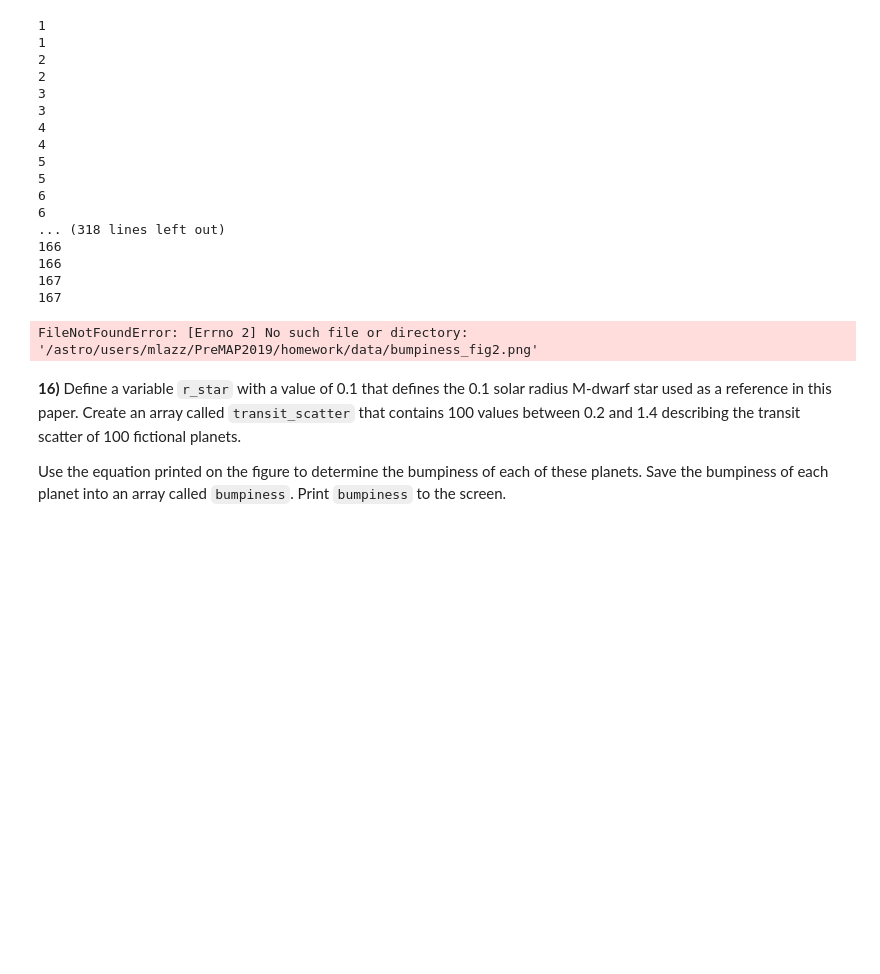
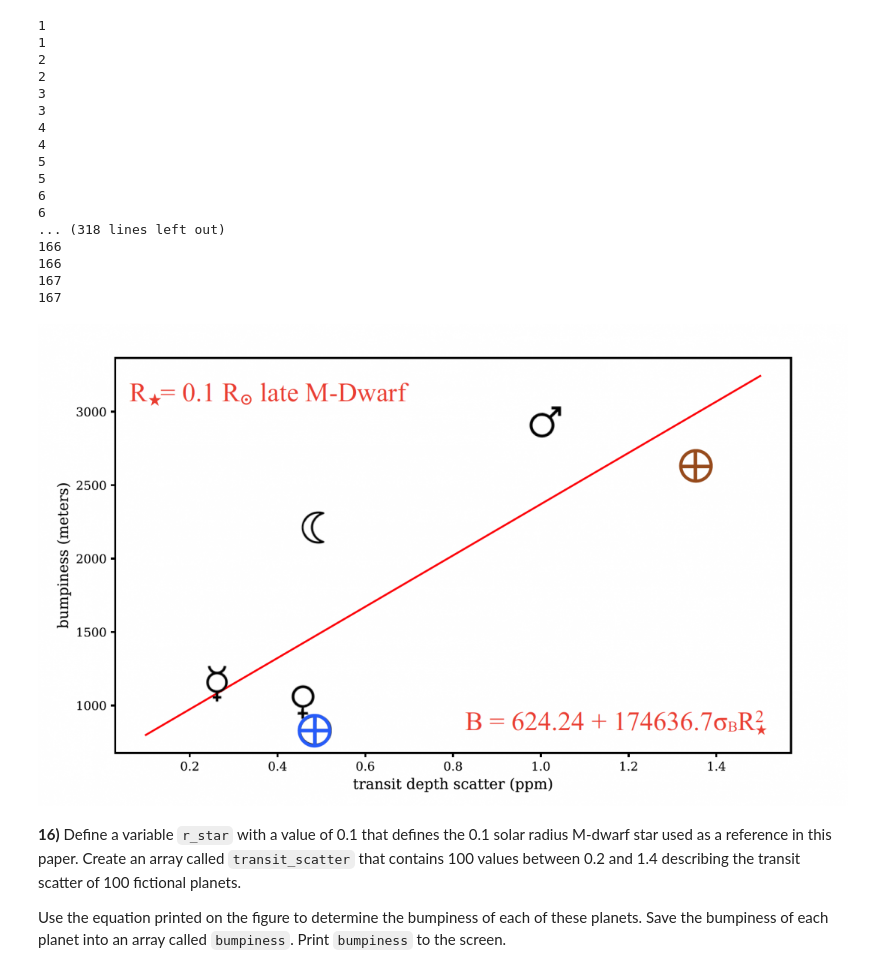
Before and after one commit to dgerns/PreMAP2020, a Jupyter notebook: homework/HW3B_GERNSHEIMER.ipynb, the cells around one changed output. Cells and saved outputs as stored; diff of their text form; code cells hidden in the pictures; blank space fills up the shorter version.

```diff
--- a/homework/HW3B_GERNSHEIMER.ipynb
+++ b/homework/HW3B_GERNSHEIMER.ipynb
@@ -233,10 +233,12 @@ for radii in new_radii:
 167
 # %%
 #IGNORE THIS CELL - just displaying Figure 2
-bumpiness = Image(filename='/astro/users/mlazz/PreMAP2019/homework/data/bumpiness_fig2.png')
-display(bumpiness)
+from PIL import Image
+##bumpiness = Image(filename='~/PreMAP2020/homework/data/bumpiness_fig2.png')
+Im = Image.open('/home/dgerns/PreMAP2020/homework/data/bumpiness_fig2.png')
+display(Im)
 # %% [output]
-FileNotFoundError: [Errno 2] No such file or directory: '/astro/users/mlazz/PreMAP2019/homework/data/bumpiness_fig2.png'
+[figure, added]
 # %% [markdown]
 **16)** Define a variable `r_star` with a value of 0.1 that defines the 0.1 solar radius M-dwarf star used as a reference in this paper. Create an array called `transit_scatter` that contains 100 values between 0.2 and 1.4 describing the transit scatter of 100 fictional planets.
 
```
Also changed, not shown: parts of 4 cells of this notebook.
